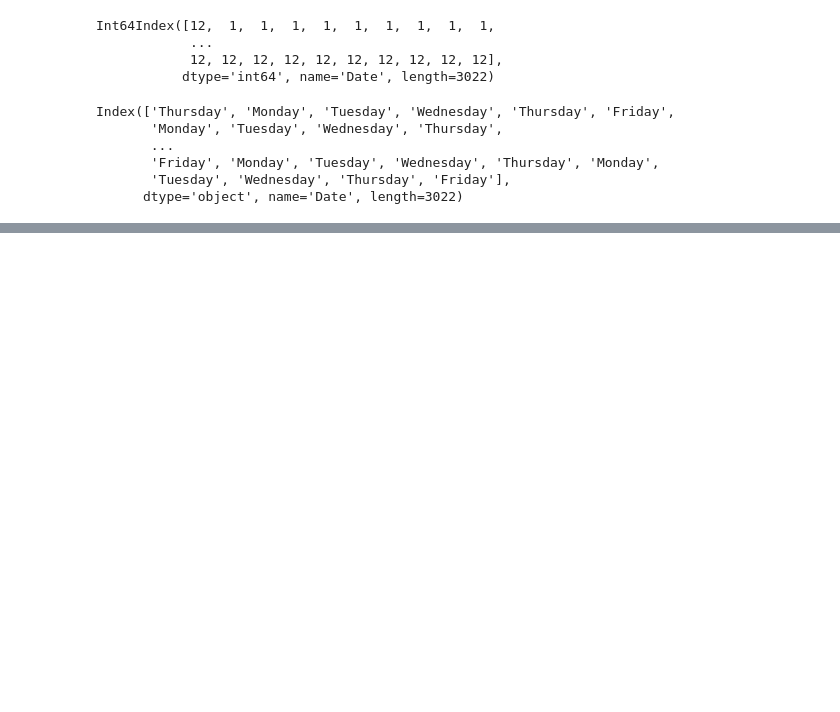
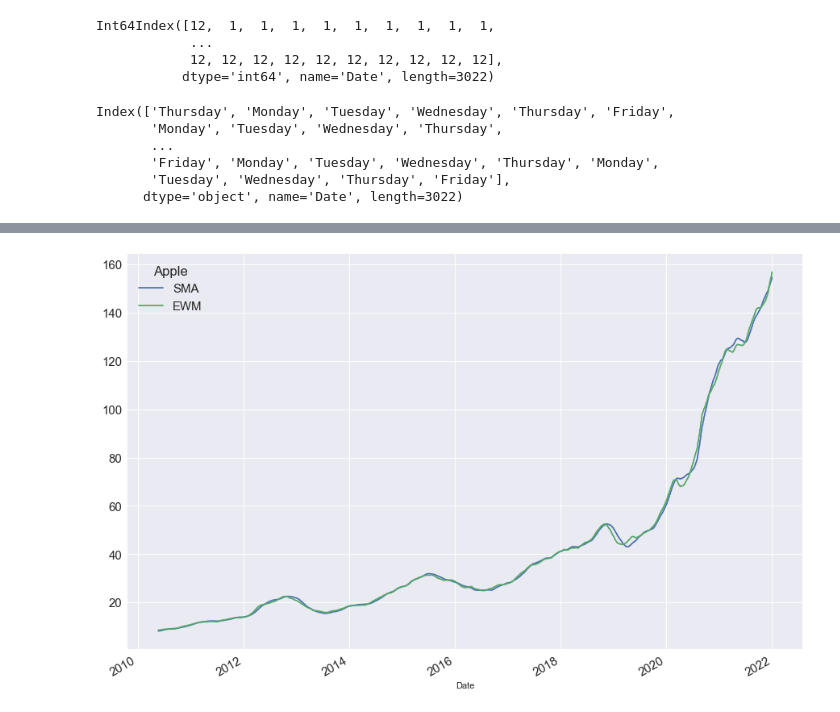
Before and after one commit to amarendra-singh/FinancePython, a Jupyter notebook: yFinance.ipynb, the cells around one changed output, grey strips where cells are left out. Drawn from its saved outputs; the diff is of its cells as text; code cells hidden in the pictures; blank space fills up the shorter version.

```diff
--- a/yFinance.ipynb
+++ b/yFinance.ipynb
@@ -419,3 +419,8 @@ Index(['Thursday', 'Monday', 'Tuesday', 'Wednesday', 'Thursday', 'Friday',
        'Friday', 'Monday', 'Tuesday', 'Wednesday', 'Thursday', 'Monday',
        'Tuesday', 'Wednesday', 'Thursday', 'Friday'],
       dtype='object', name='Date', length=3022)
+# %%
+plt.style.use("seaborn")
+# %%
+aapl["Close"] = closePrice.AAPL
+aapl = aapl.iloc[:,6:7]
@@ -421,0 +478,4 @@ Index(['Thursday', 'Monday', 'Tuesday', 'Wednesday', 'Thursday', 'Friday',
+# %%
+aapl["SMA"] = aapl.Close.rolling(window = 100).mean().dropna()
+aapl["EWM"] = aapl.Close.ewm(span=100, min_periods=100).mean().dropna()
+aapl.dropna()
@@ -421,0 +497,6 @@ Index(['Thursday', 'Monday', 'Tuesday', 'Wednesday', 'Thursday', 'Friday',
+# %%
+aapl.iloc[:,-2:].plot(figsize = (15,10), fontsize = 15)
+plt.legend(title = "Apple",fontsize = 15)
+plt.show()
+# %% [output]
+[figure, added]
```
Also changed, not shown: parts of 8 cells of this notebook, 1 other file.
